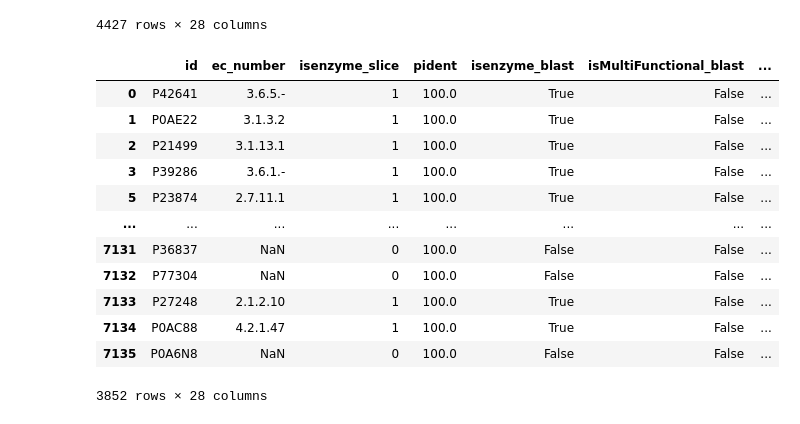
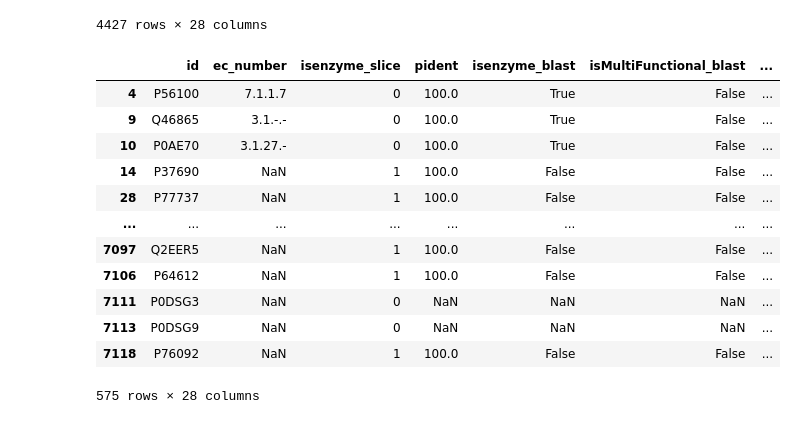
Before and after one commit to kingstdio/BioUniprot, a Jupyter notebook: test.ipynb, the cells around one changed output. Saved outputs shown, nothing was run; the diff lists cells and outputs as text; code cells hidden in the pictures.

```diff
--- a/test.ipynb
+++ b/test.ipynb
@@ -82,19 +82,19 @@ final_pred
 | 7135 | P0A6N8 | NaN | 0 | 100.0 | False | False | ... |
 4427 rows × 28 columns
 # %%
-final_pred[final_pred.isenzyme_slice == final_pred.isenzyme_blast]
+final_pred[(final_pred.isenzyme_slice != final_pred.isenzyme_blast) |((final_pred.isenzyme_slice ==0) & (final_pred.isenzyme_blast.isnull()))]
 # %% [output]
 |  | id | ec_number | isenzyme_slice | pident | isenzyme_blast | isMultiFunctional_blast | ... |
-| 0 | P42641 | 3.6.5.- | 1 | 100.0 | True | False | ... |
-| 1 | P0AE22 | 3.1.3.2 | 1 | 100.0 | True | False | ... |
-| 2 | P21499 | 3.1.13.1 | 1 | 100.0 | True | False | ... |
-| 3 | P39286 | 3.6.1.- | 1 | 100.0 | True | False | ... |
-| 5 | P23874 | 2.7.11.1 | 1 | 100.0 | True | False | ... |
+| 4 | P56100 | 7.1.1.7 | 0 | 100.0 | True | False | ... |
+| 9 | Q46865 | 3.1.-.- | 0 | 100.0 | True | False | ... |
+| 10 | P0AE70 | 3.1.27.- | 0 | 100.0 | True | False | ... |
+| 14 | P37690 | NaN | 1 | 100.0 | False | False | ... |
+| 28 | P77737 | NaN | 1 | 100.0 | False | False | ... |
 | ... | ... | ... | ... | ... | ... | ... | ... |
-| 7131 | P36837 | NaN | 0 | 100.0 | False | False | ... |
-| 7132 | P77304 | NaN | 0 | 100.0 | False | False | ... |
-| 7133 | P27248 | 2.1.2.10 | 1 | 100.0 | True | False | ... |
-| 7134 | P0AC88 | 4.2.1.47 | 1 | 100.0 | True | False | ... |
-| 7135 | P0A6N8 | NaN | 0 | 100.0 | False | False | ... |
+| 7097 | Q2EER5 | NaN | 1 | 100.0 | False | False | ... |
+| 7106 | P64612 | NaN | 1 | 100.0 | False | False | ... |
+| 7111 | P0DSG3 | NaN | 0 | NaN | NaN | NaN | ... |
+| 7113 | P0DSG9 | NaN | 0 | NaN | NaN | NaN | ... |
+| 7118 | P76092 | NaN | 1 | 100.0 | False | False | ... |
-3852 rows × 28 columns
+575 rows × 28 columns
 # %%
```
Also changed, not shown: parts of 4 cells of this notebook, 3 other files.
